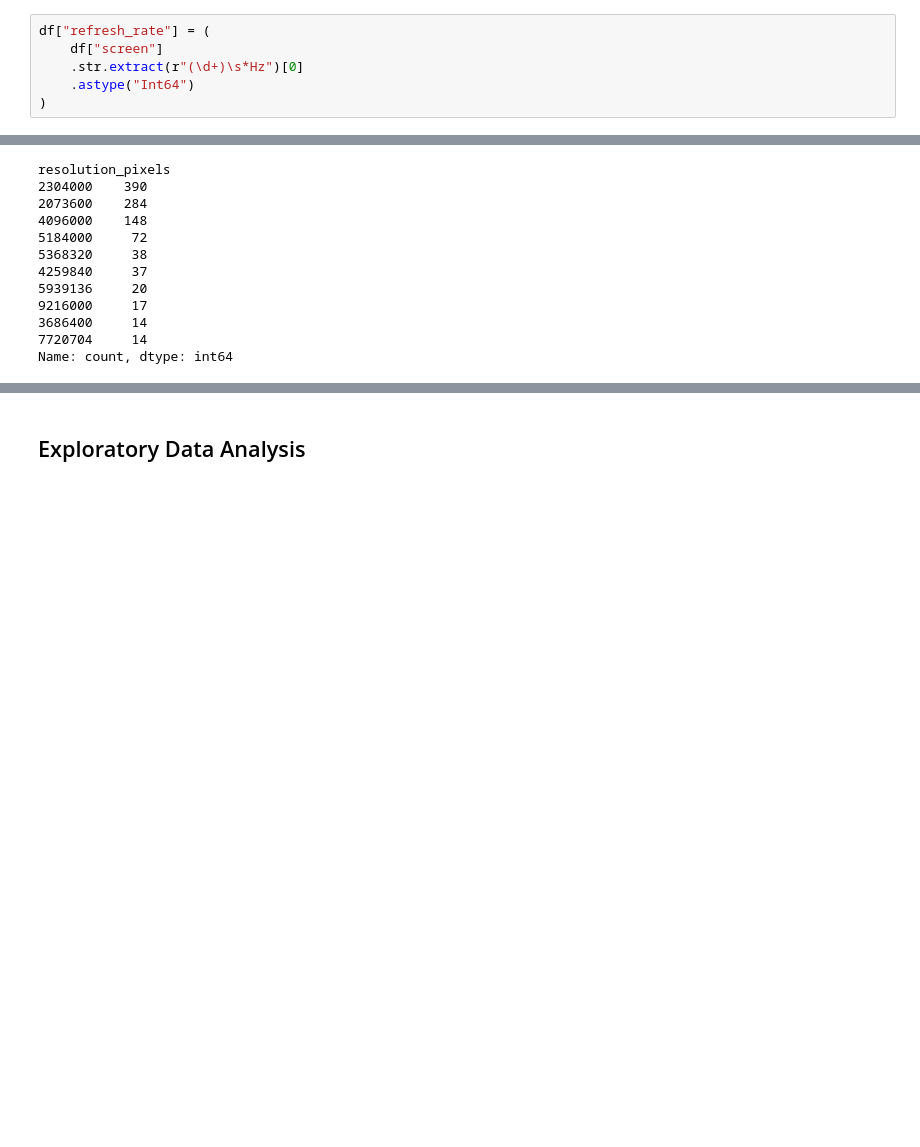
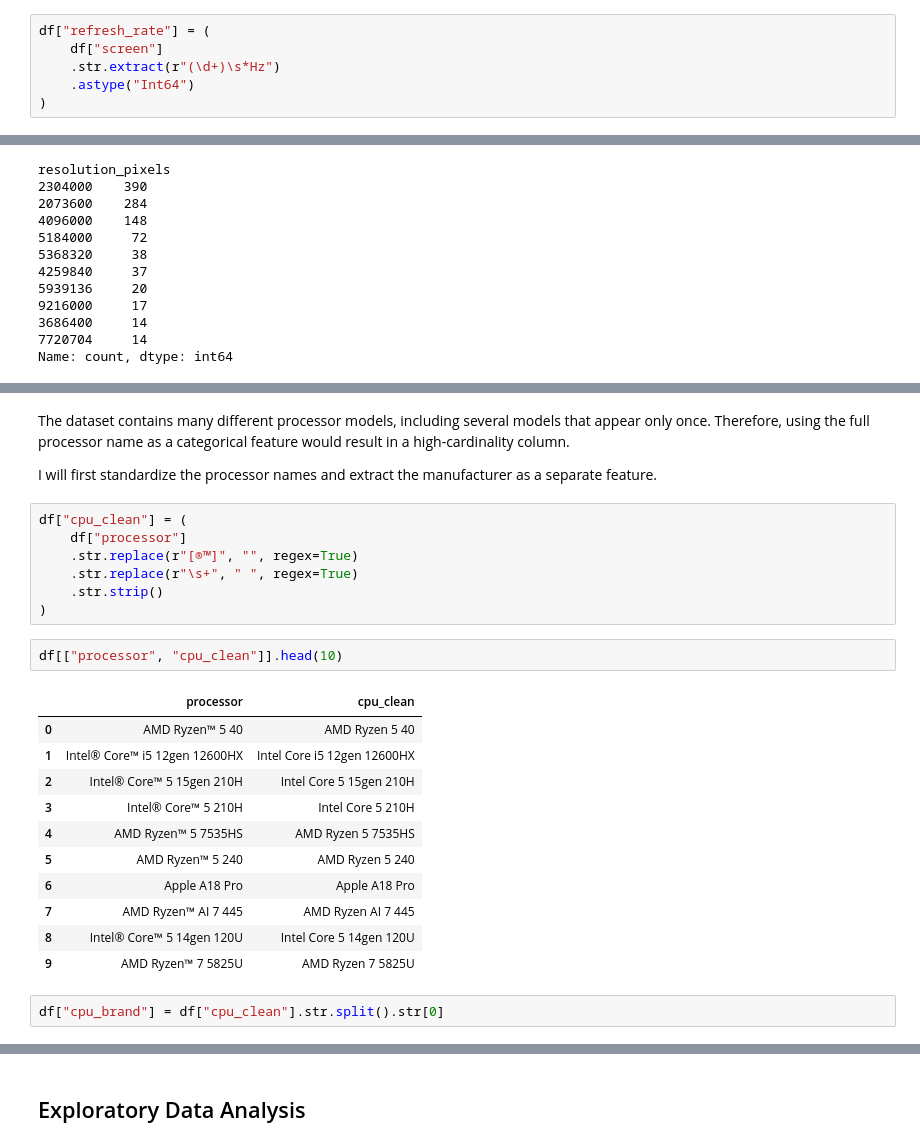
Before and after one commit to rishchuk/laptop-analysis, a Jupyter notebook: laptop_analysis.ipynb, the cells around one changed output, grey strips where cells are left out. Cells and saved outputs as stored; diff of their text form; blank space fills up the shorter version.

Commit message:
Clean processor data and extract CPU brands

```diff
--- a/laptop_analysis.ipynb
+++ b/laptop_analysis.ipynb
@@ -828,7 +828,7 @@ The refresh rate is not specified for every laptop, so I will extract it separat
 # %%
 df["refresh_rate"] = (
     df["screen"]
-    .str.extract(r"(\d+)\s*Hz")[0]
+    .str.extract(r"(\d+)\s*Hz")
     .astype("Int64")
 )
 # %%
@@ -898,0 +929,27 @@ Name: count, dtype: int64
+# %% [markdown]
+The dataset contains many different processor models, including several models that appear only once. Therefore, using the full processor name as a categorical feature would result in a high-cardinality column.
+
+I will first standardize the processor names and extract the manufacturer as a separate feature.
+# %%
+df["cpu_clean"] = (
+    df["processor"]
+    .str.replace(r"[®™]", "", regex=True)
+    .str.replace(r"\s+", " ", regex=True)
+    .str.strip()
+)
+# %%
+df[["processor", "cpu_clean"]].head(10)
+# %% [output]
+|  | processor | cpu_clean |
+| 0 | AMD Ryzen™ 5 40 | AMD Ryzen 5 40 |
+| 1 | Intel® Core™ i5 12gen 12600HX | Intel Core i5 12gen 12600HX |
+| 2 | Intel® Core™ 5 15gen 210H | Intel Core 5 15gen 210H |
+| 3 | Intel® Core™ 5 210H | Intel Core 5 210H |
+| 4 | AMD Ryzen™ 5 7535HS | AMD Ryzen 5 7535HS |
+| 5 | AMD Ryzen™ 5 240 | AMD Ryzen 5 240 |
+| 6 | Apple A18 Pro | Apple A18 Pro |
+| 7 | AMD Ryzen™ AI 7 445 | AMD Ryzen AI 7 445 |
+| 8 | Intel® Core™ 5 14gen 120U | Intel Core 5 14gen 120U |
+| 9 | AMD Ryzen™ 7 5825U | AMD Ryzen 7 5825U |
+# %%
+df["cpu_brand"] = df["cpu_clean"].str.split().str[0]
```
Also changed, not shown: parts of 6 cells of this notebook.
